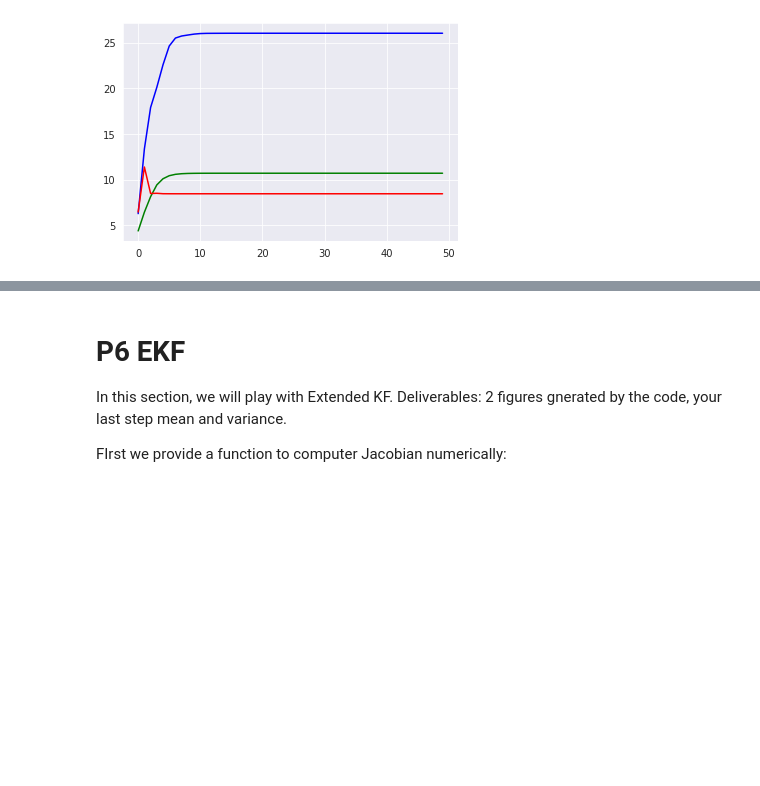
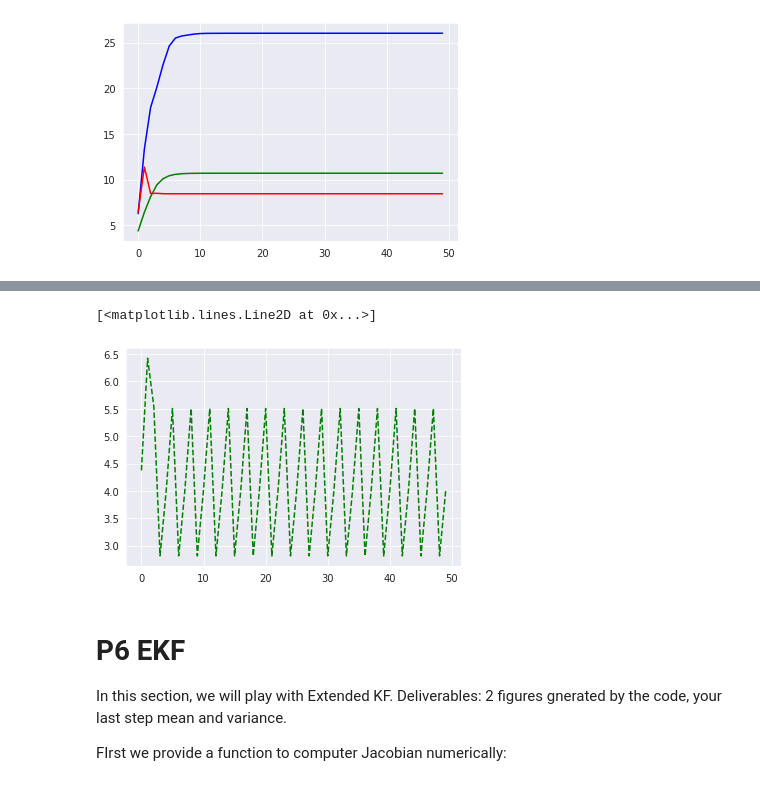
Before and after one commit to tpvt99/robotics, a Jupyter notebook: cs287hw4/Homework4_Q_Filled.ipynb, the cells around one changed output, grey strips where cells are left out. Cells and saved outputs as stored; diff of their text form; code cells hidden in the pictures; blank space fills up the shorter version.

```diff
--- a/cs287hw4/Homework4_Q_Filled.ipynb
+++ b/cs287hw4/Homework4_Q_Filled.ipynb
@@ -435,34 +446,43 @@ plt.plot(s123_trace, '--');
 # greedy:
 
 Sigma = Sigma_0
 s1_greedy_trace = []
 s2_greedy_trace = []
 s3_greedy_trace = []
 sgreedy_choice = []
 sgreedy_trace = []
 for t in range(T):
     C=S1
     R=Sigma_S1
     Sigma_try1 = time_and_meas_update(Sigma, A, Sigma_w, C, R)
     s1_greedy_trace.append(np.trace(Sigma_try1))
 
     C=S2
     R=Sigma_S2
     Sigma_try2 = time_and_meas_update(Sigma, A, Sigma_w, C, R)
     s2_greedy_trace.append(np.trace(Sigma_try2))
 
     C=S3
     R=Sigma_S3
     Sigma_try3 = time_and_meas_update(Sigma, A, Sigma_w, C, R)
     s3_greedy_trace.append(np.trace(Sigma_try3))
     '''Your code here'''
     # your greedy algorithm
     # select your Sigma based on tries!
-
+    greedy_choice = np.argmin([s1_greedy_trace[t], s2_greedy_trace[t], s3_greedy_trace[t]])
+    if greedy_choice == 0:
+        Sigma = Sigma_try1
+    elif greedy_choice == 1:
+        Sigma = Sigma_try2
+    else:
+        Sigma = Sigma_try3
     sgreedy_trace.append(np.trace(Sigma))
     '''Your code end'''
 plt.figure()
 plt.plot(sgreedy_trace,'g--')
+# %% [output]
+[<matplotlib.lines.Line2D at 0x...>]
+[figure, added]
 # %% [markdown]
 # P6 EKF
 In this section, we will play with Extended KF.
```
Also changed, not shown: parts of 1 cell of this notebook, 1 other file.
